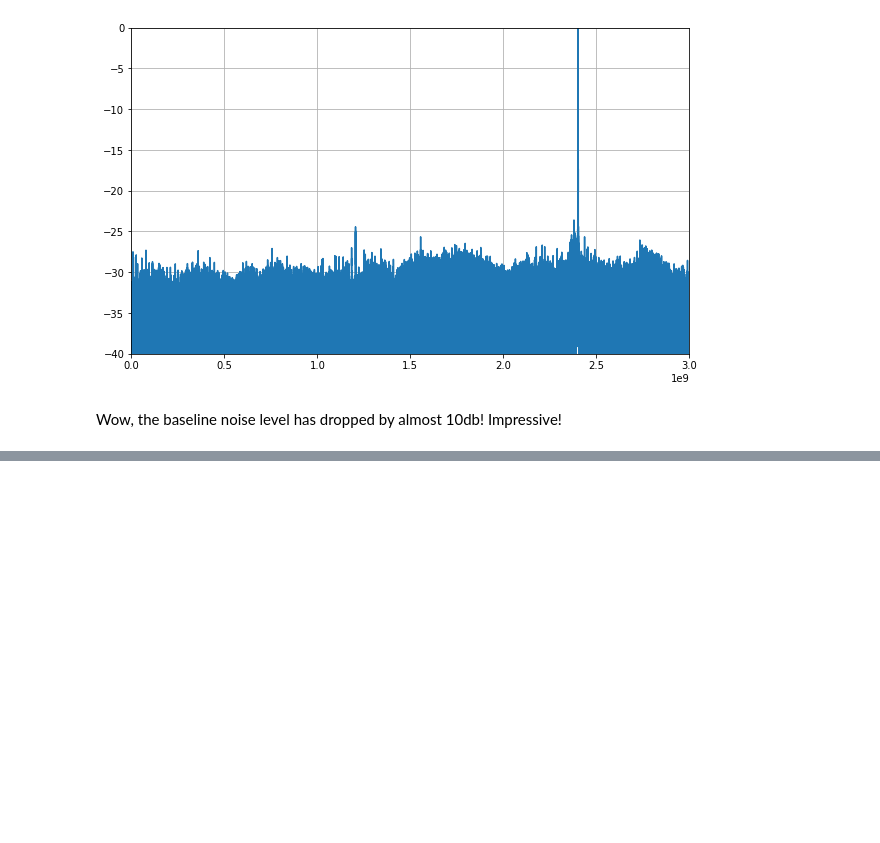
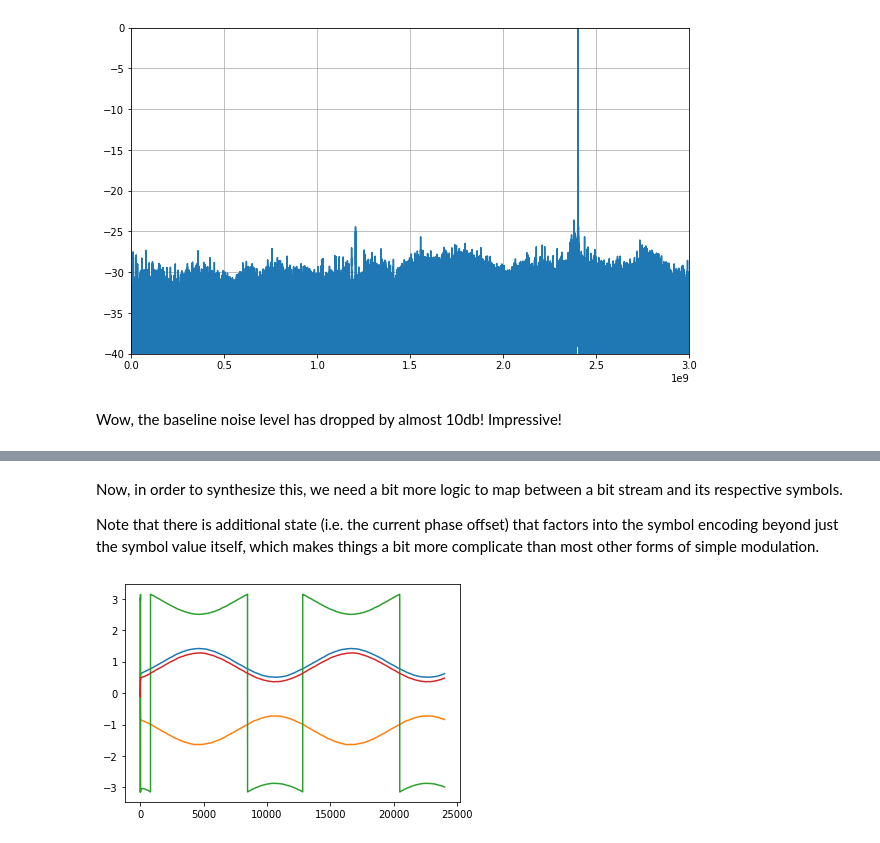
Before and after one commit to newhouseb/onebitbt, a Jupyter notebook: research/Transmission (WIP).ipynb, the cells around one changed output, grey strips where cells are left out. Cells and saved outputs as stored; diff of their text form; code cells hidden in the pictures; blank space fills up the shorter version.

```diff
--- a/research/Transmission (WIP).ipynb
+++ b/research/Transmission (WIP).ipynb
@@ -457,0 +511,22 @@ print(opt_power, orig_power)
+# %% [markdown]
+Now, in order to synthesize this, we need a bit more logic to map between a bit stream and its respective symbols.
+
+Note that there is additional state (i.e. the current phase offset) that factors into the symbol encoding beyond just the symbol value itself, which makes things a bit more complicate than most other forms of simple modulation.
+# %%
+def sim(out):
+  carrier=2.402e9
+  I = make_carrier(freq=carrier, sample_rate=sample_rate, samples=len(out), phase=0)
+  Q = make_carrier(freq=carrier, sample_rate=sample_rate, samples=len(out), phase=np.pi/2)
+
+  sos = signal.butter(2, symbol_rate*10, 'low', fs=sample_rate, output='sos')
+  rx_baseband = signal.sosfilt(sos, out*I + 1j*out*Q)
+
+  plt.plot(np.angle(rx_baseband))
+
+sim(np.concatenate((dictionary[4,:], dictionary[5,:], dictionary[4,:], dictionary[5,:])))
+sim(-1.0*np.concatenate((dictionary[13,:], dictionary[12,:], dictionary[13,:], dictionary[12,:])))
+
+sim(np.concatenate((dictionary[21,:], dictionary[20,:], dictionary[21,:], dictionary[20,:])))
+sim(-1.0*np.concatenate((dictionary[28,:], dictionary[29,:], dictionary[28,:], dictionary[29,:])))
+# %% [output]
+[figure, added]
```
Also changed, not shown: parts of 10 cells of this notebook.
